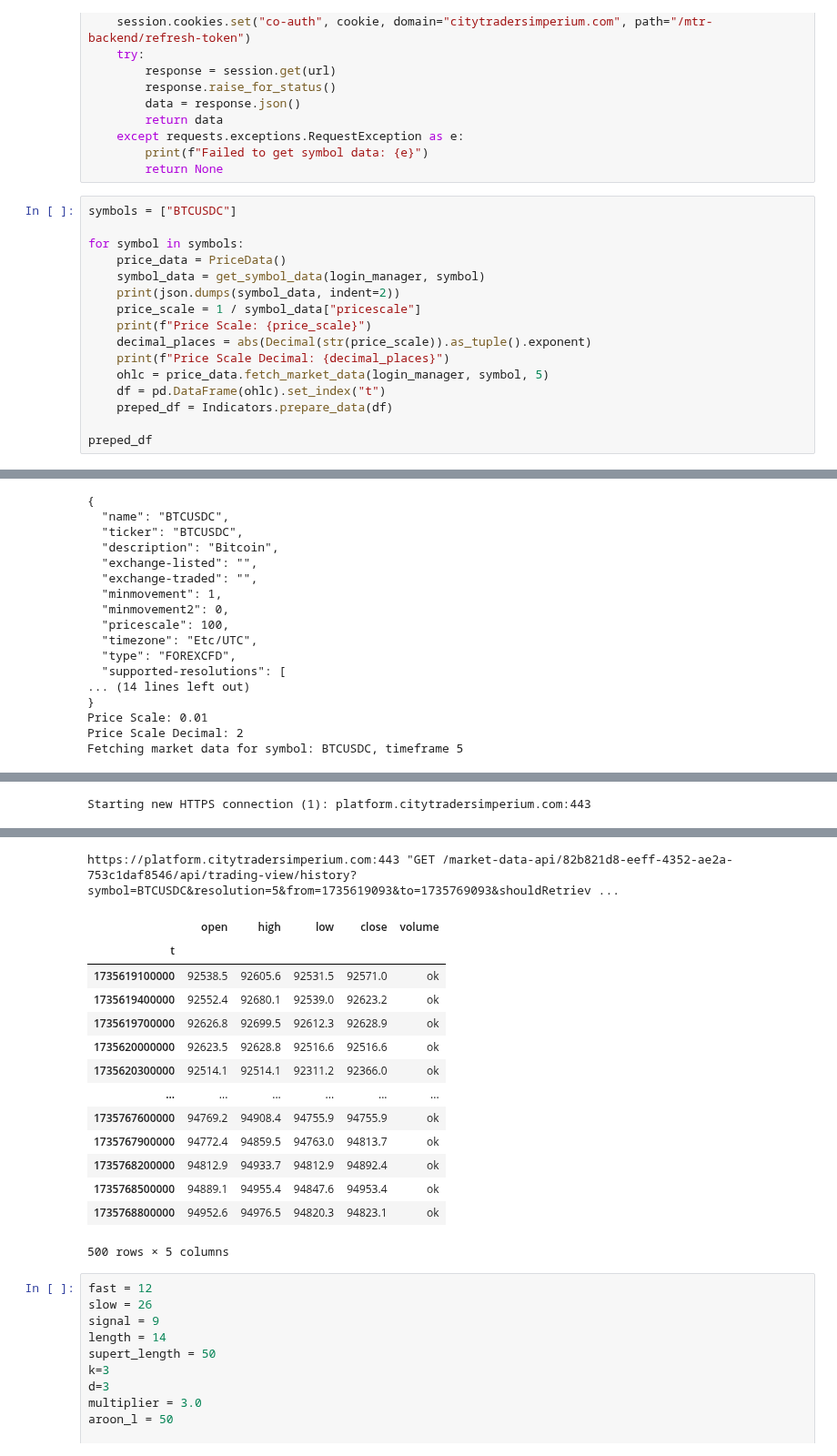
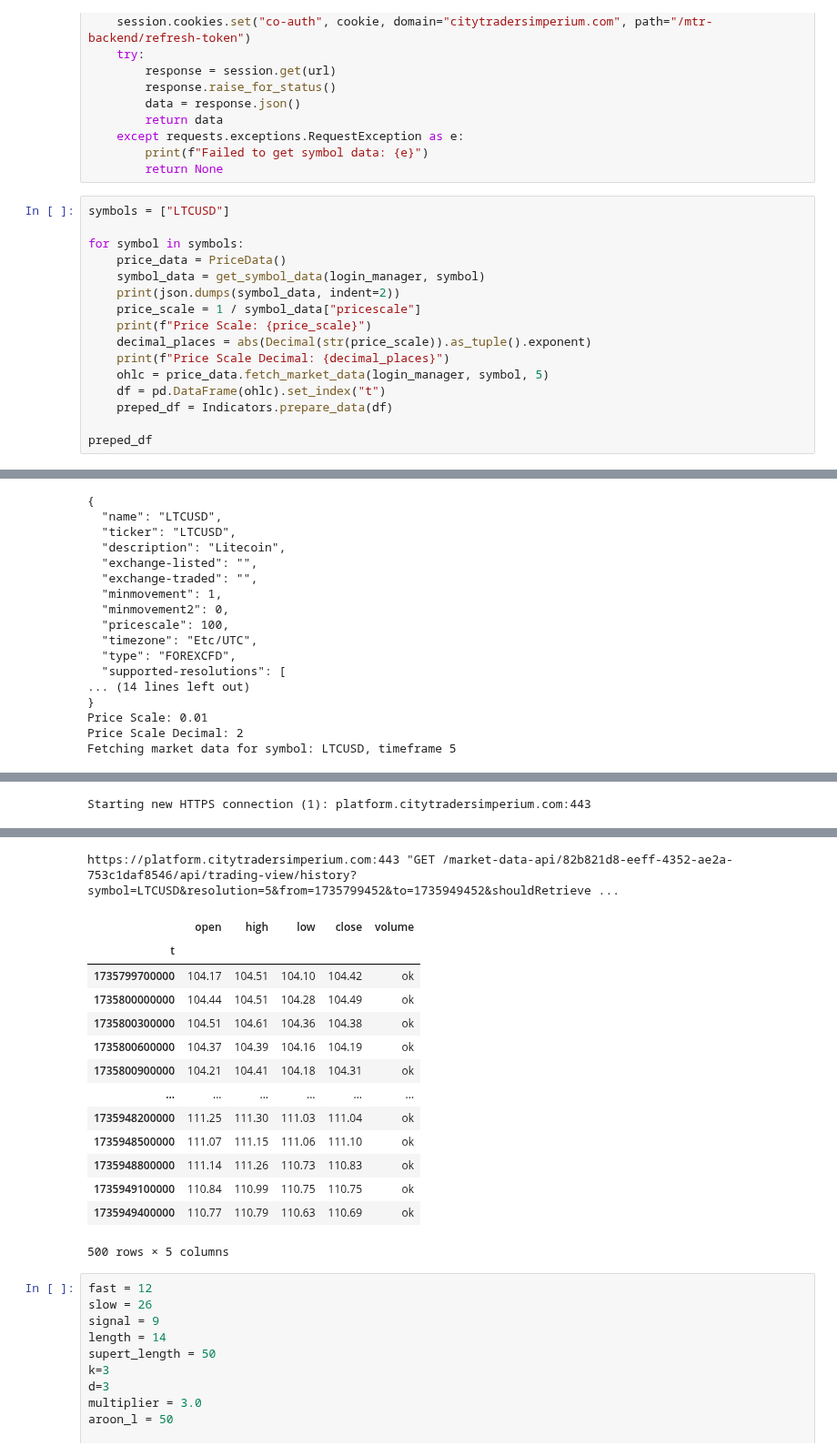
Before and after one commit to Gitchegumi/CTI_Scripts, a Jupyter notebook: py_scripts/get_info.ipynb, the cells around one changed output, grey strips where cells are left out. Shown at 91% size. Drawn from its saved outputs; the diff is of its cells as text.

Commit message:
added LTCUSDC and ETHUSDC

```diff
--- a/py_scripts/get_info.ipynb
+++ b/py_scripts/get_info.ipynb
@@ -80,7 +80,7 @@ def get_symbol_data(login_manager, symbol):
         print(f"Failed to get symbol data: {e}")
         return None
 # %%
-symbols = ["BTCUSDC"]
+symbols = ["LTCUSD"]
 
 for symbol in symbols:
     price_data = PriceData()
@@ -104,7 +104,7 @@ https://platform.citytradersimperium.com:443 "GET /market-data-api/82b821d8-eeff
 {
-  "name": "BTCUSDC",
-  "ticker": "BTCUSDC",
-  "description": "Bitcoin",
+  "name": "LTCUSD",
+  "ticker": "LTCUSD",
+  "description": "Litecoin",
   "exchange-listed": "",
   "exchange-traded": "",
   "minmovement": 1,
@@ -117,4 +117,4 @@ https://platform.citytradersimperium.com:443 "GET /market-data-api/82b821d8-eeff
 }
 Price Scale: 0.01
 Price Scale Decimal: 2
-Fetching market data for symbol: BTCUSDC, timeframe 5
+Fetching market data for symbol: LTCUSD, timeframe 5
@@ -124,17 +124,17 @@ Starting new HTTPS connection (1): platform.citytradersimperium.com:443
-https://platform.citytradersimperium.com:443 "GET /market-data-api/82b821d8-eeff-4352-ae2a-753c1daf8546/api/trading-view/history?symbol=BTCUSDC&resolution=5&from=1735619093&to=1735769093&shouldRetriev ...
+https://platform.citytradersimperium.com:443 "GET /market-data-api/82b821d8-eeff-4352-ae2a-753c1daf8546/api/trading-view/history?symbol=LTCUSD&resolution=5&from=1735799452&to=1735949452&shouldRetrieve ...
 |  | open | high | low | close | volume |
 | t |  |  |  |  |  |
-| 1735619100000 | 92538.5 | 92605.6 | 92531.5 | 92571.0 | ok |
-| 1735619400000 | 92552.4 | 92680.1 | 92539.0 | 92623.2 | ok |
-| 1735619700000 | 92626.8 | 92699.5 | 92612.3 | 92628.9 | ok |
-| 1735620000000 | 92623.5 | 92628.8 | 92516.6 | 92516.6 | ok |
-| 1735620300000 | 92514.1 | 92514.1 | 92311.2 | 92366.0 | ok |
+| 1735799700000 | 104.17 | 104.51 | 104.10 | 104.42 | ok |
+| 1735800000000 | 104.44 | 104.51 | 104.28 | 104.49 | ok |
+| 1735800300000 | 104.51 | 104.61 | 104.36 | 104.38 | ok |
+| 1735800600000 | 104.37 | 104.39 | 104.16 | 104.19 | ok |
+| 1735800900000 | 104.21 | 104.41 | 104.18 | 104.31 | ok |
 | ... | ... | ... | ... | ... | ... |
-| 1735767600000 | 94769.2 | 94908.4 | 94755.9 | 94755.9 | ok |
-| 1735767900000 | 94772.4 | 94859.5 | 94763.0 | 94813.7 | ok |
-| 1735768200000 | 94812.9 | 94933.7 | 94812.9 | 94892.4 | ok |
-| 1735768500000 | 94889.1 | 94955.4 | 94847.6 | 94953.4 | ok |
-| 1735768800000 | 94952.6 | 94976.5 | 94820.3 | 94823.1 | ok |
+| 1735948200000 | 111.25 | 111.30 | 111.03 | 111.04 | ok |
+| 1735948500000 | 111.07 | 111.15 | 111.06 | 111.10 | ok |
+| 1735948800000 | 111.14 | 111.26 | 110.73 | 110.83 | ok |
+| 1735949100000 | 110.84 | 110.99 | 110.75 | 110.75 | ok |
+| 1735949400000 | 110.77 | 110.79 | 110.63 | 110.69 | ok |
 500 rows × 5 columns
 # %%
 fast = 12
```
Also changed, not shown: parts of 6 cells of this notebook, 4 other files.
